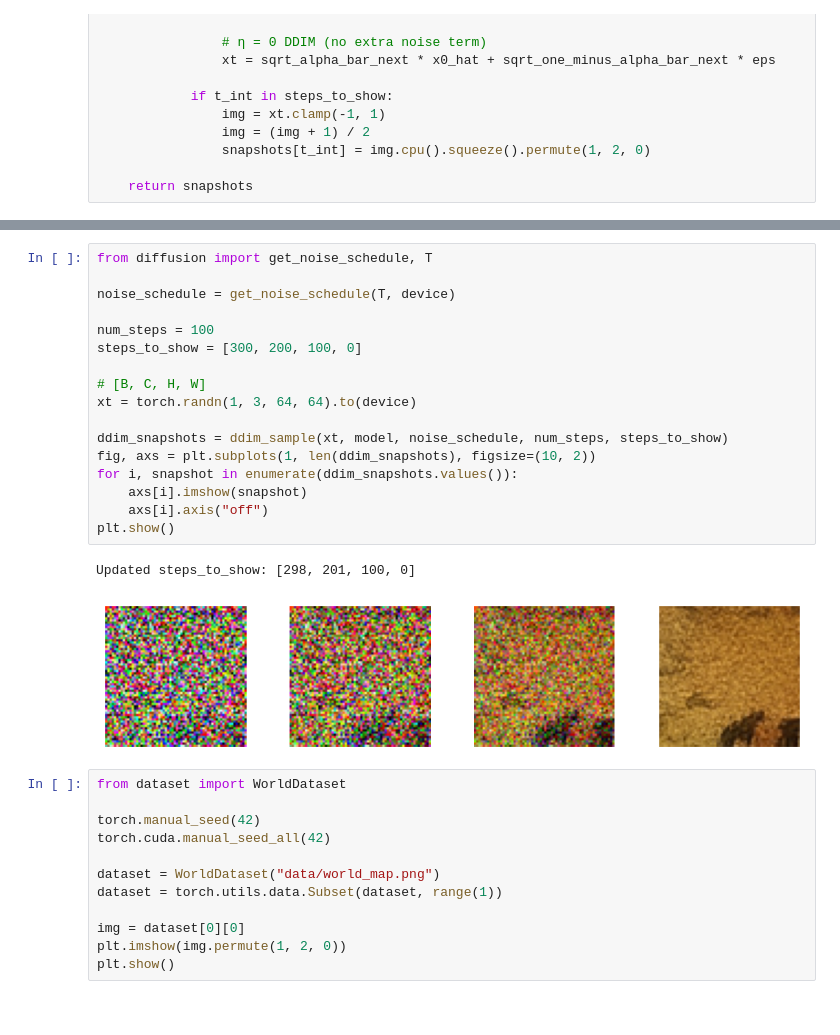
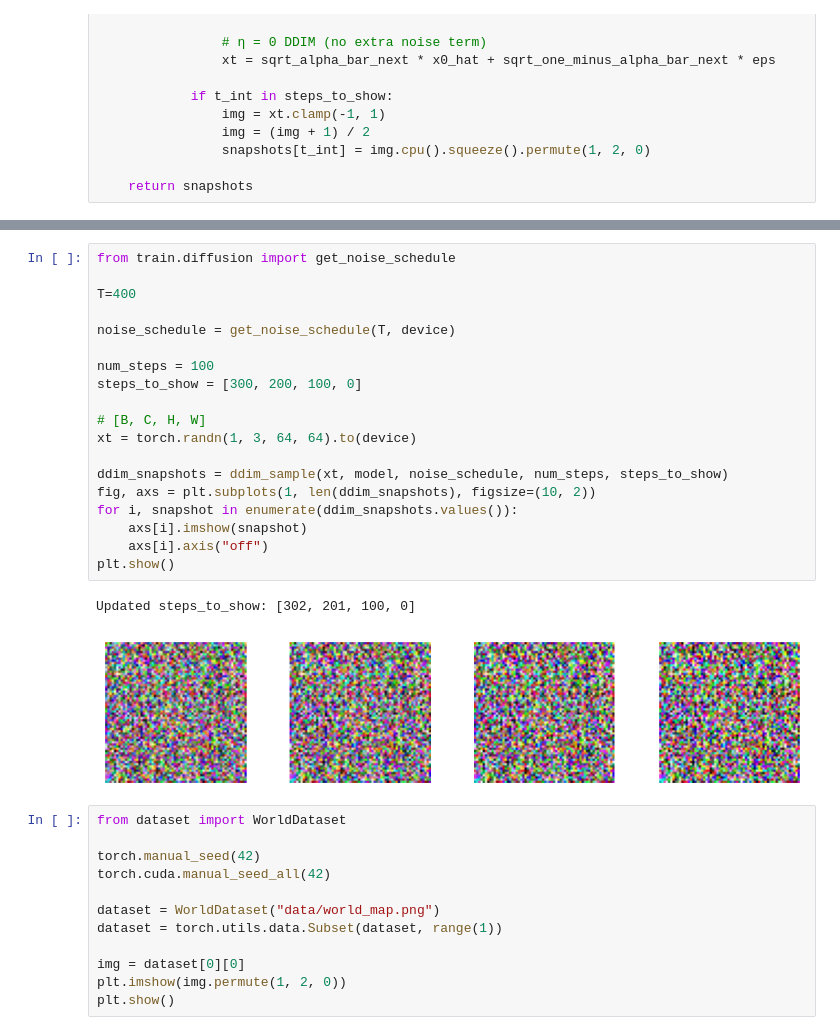
Before and after one commit to AshisGhosh/worldgen, a Jupyter notebook: sample.ipynb, the cells around one changed output, grey strips where cells are left out. Cells and saved outputs as stored; diff of their text form.

```diff
--- a/sample.ipynb
+++ b/sample.ipynb
@@ -77,23 +80,25 @@ model.load_state_dict(
 # %%
-from diffusion import get_noise_schedule, T
+from train.diffusion import get_noise_schedule
+
+T=400
 
 noise_schedule = get_noise_schedule(T, device)
 
 num_steps = 100
 steps_to_show = [300, 200, 100, 0]
 
 # [B, C, H, W]
 xt = torch.randn(1, 3, 64, 64).to(device)
 
 ddim_snapshots = ddim_sample(xt, model, noise_schedule, num_steps, steps_to_show)
 fig, axs = plt.subplots(1, len(ddim_snapshots), figsize=(10, 2))
 for i, snapshot in enumerate(ddim_snapshots.values()):
     axs[i].imshow(snapshot)
     axs[i].axis("off")
 plt.show()
 # %% [output]
-Updated steps_to_show: [298, 201, 100, 0]
+Updated steps_to_show: [302, 201, 100, 0]
-[figure, old version]
+[figure, new version]
 # %%
 from dataset import WorldDataset
 
```
Also changed, not shown: parts of 1 cell of this notebook, 11 other files.
